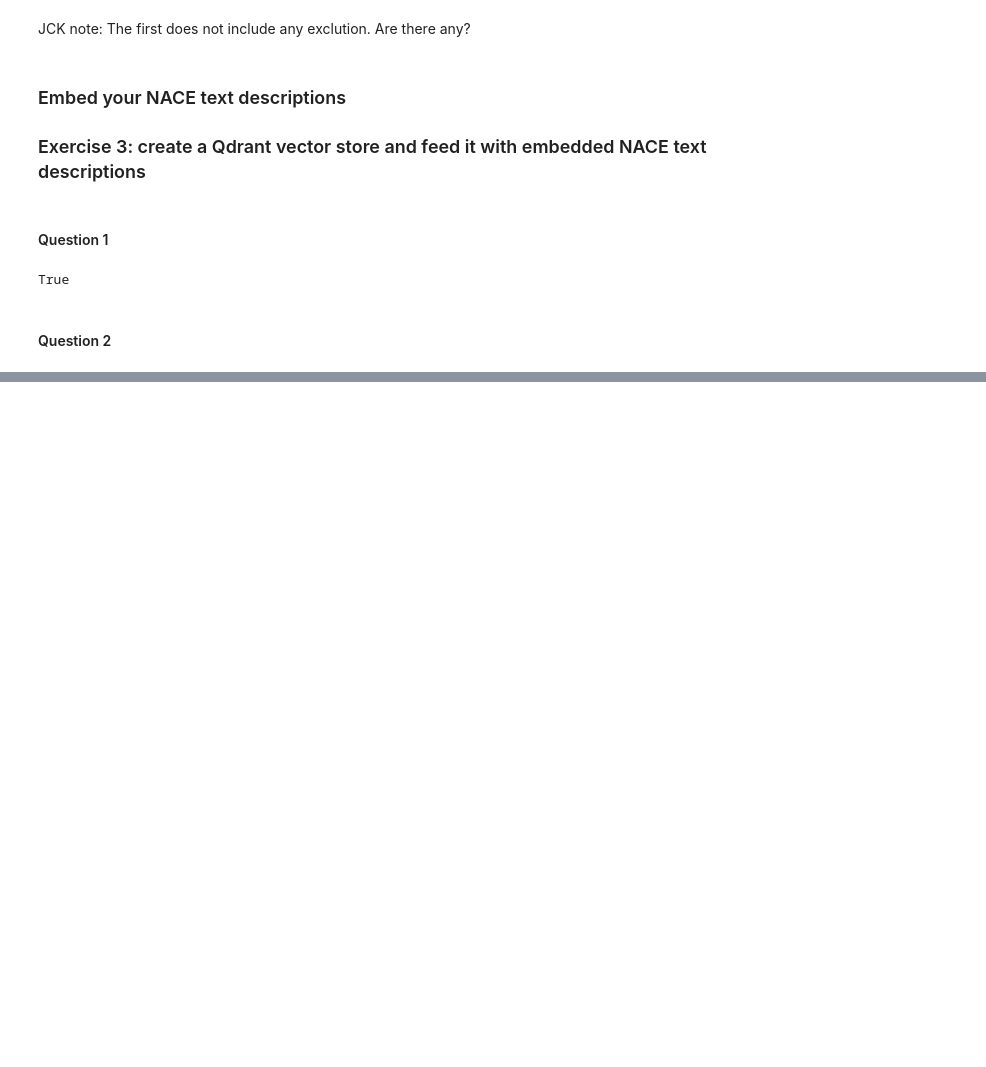
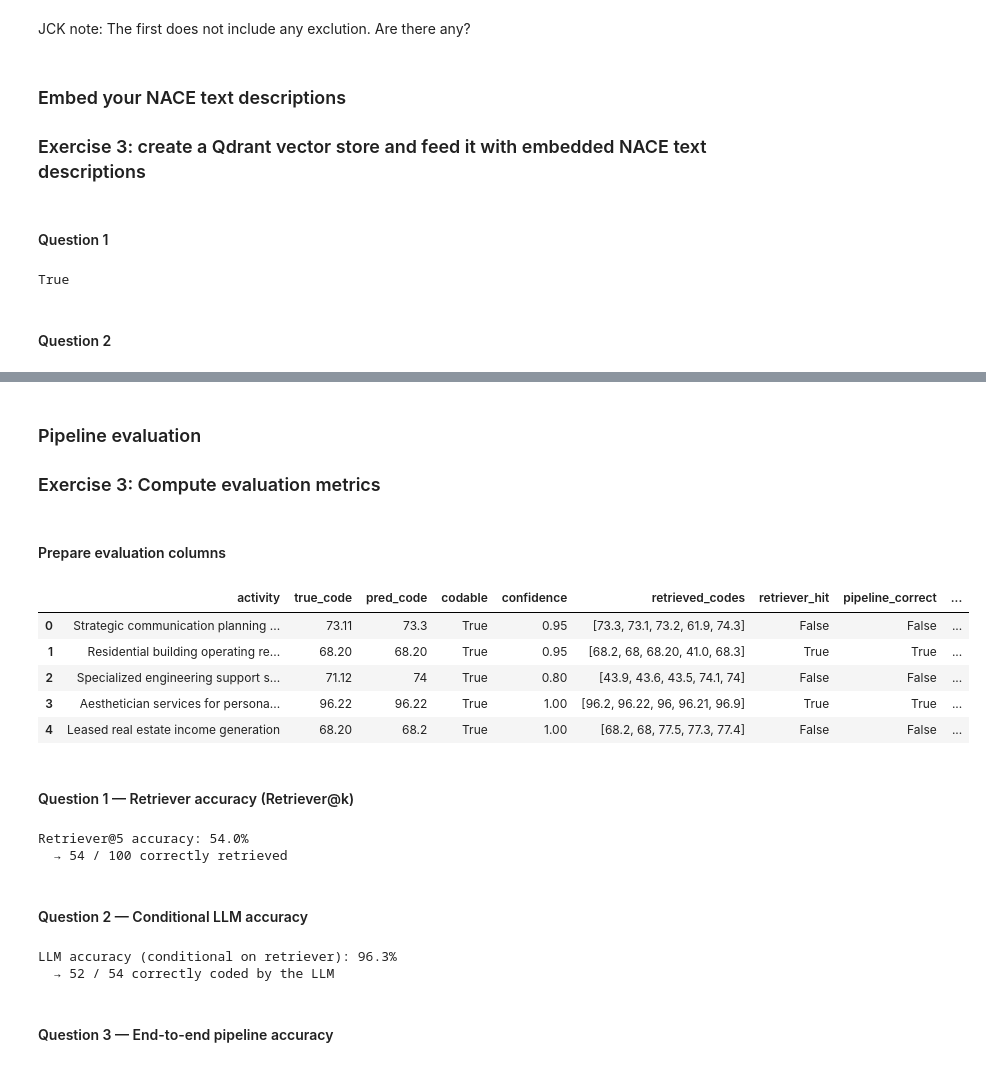
Before and after one commit to dstjck/funathon-project2, a Jupyter notebook: funathon_project2.ipynb, the cells around one changed output, grey strips where cells are left out. Saved outputs shown, nothing was run; the diff lists cells and outputs as text; code cells hidden in the pictures; blank space fills up the shorter version.

```diff
--- a/funathon_project2.ipynb
+++ b/funathon_project2.ipynb
@@ -764,0 +1383,50 @@ True
+# %% [markdown]
+### Pipeline evaluation
+### Exercise 3: Compute evaluation metrics
+# %% [markdown]
+#### Prepare evaluation columns
+# %%
+# Is the true code among the retriever's candidates?
+results["retriever_hit"] = results.apply(
+    lambda row: row["true_code"] in row["retrieved_codes"], axis=1
+)
+
+# Is the predicted code correct?
+results["pipeline_correct"] = results["pred_code"] == results["true_code"]
+
+# Did the LLM pick the right code, given that the retriever found it?
+results["llm_correct_given_retriever"] = results.apply(
+    lambda row: row["pipeline_correct"] if row["retriever_hit"] else None,
+    axis=1
+)
+
+results.head()
+# %% [output]
+|  | activity | true_code | pred_code | codable | confidence | retrieved_codes | retriever_hit | pipeline_correct | ... |
+| 0 | Strategic communication planning ... | 73.11 | 73.3 | True | 0.95 | [73.3, 73.1, 73.2, 61.9, 74.3] | False | False | ... |
+| 1 | Residential building operating re... | 68.20 | 68.20 | True | 0.95 | [68.2, 68, 68.20, 41.0, 68.3] | True | True | ... |
+| 2 | Specialized engineering support s... | 71.12 | 74 | True | 0.80 | [43.9, 43.6, 43.5, 74.1, 74] | False | False | ... |
+| 3 | Aesthetician services for persona... | 96.22 | 96.22 | True | 1.00 | [96.2, 96.22, 96, 96.21, 96.9] | True | True | ... |
+| 4 | Leased real estate income generation | 68.20 | 68.2 | True | 1.00 | [68.2, 68, 77.5, 77.3, 77.4] | False | False | ... |
+# %% [markdown]
+#### Question 1 — Retriever accuracy (Retriever@k)
+# %%
+retriever_accuracy = results["retriever_hit"].mean()
+print(f"Retriever@{RETRIEVER_LIMIT} accuracy: {retriever_accuracy:.1%}")
+print(f"  → {results['retriever_hit'].sum()} / {len(results)} correctly retrieved")
+# %% [output]
+Retriever@5 accuracy: 54.0%
+  → 54 / 100 correctly retrieved
+# %% [markdown]
+#### Question 2 — Conditional LLM accuracy
+# %%
+retriever_success = results[results["retriever_hit"]]
+llm_accuracy = retriever_success["pipeline_correct"].mean()
+
+print(f"LLM accuracy (conditional on retriever): {llm_accuracy:.1%}")
+print(f"  → {retriever_success['pipeline_correct'].sum()} / {len(retriever_success)} correctly coded by the LLM")
+# %% [output]
+LLM accuracy (conditional on retriever): 96.3%
+  → 52 / 54 correctly coded by the LLM
+# %% [markdown]
+#### Question 3 — End-to-end pipeline accuracy
```
Also changed, not shown: parts of 59 cells of this notebook.
